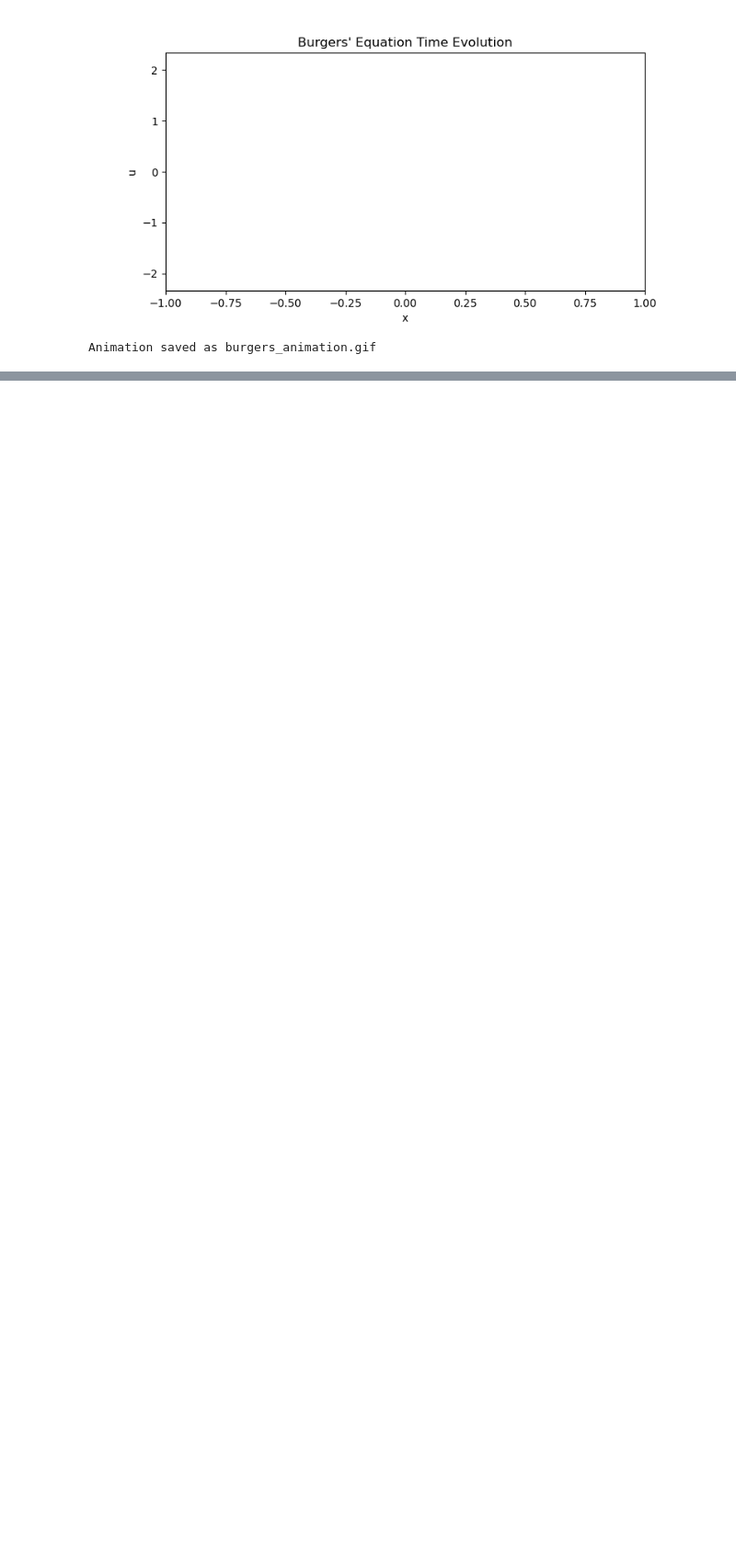
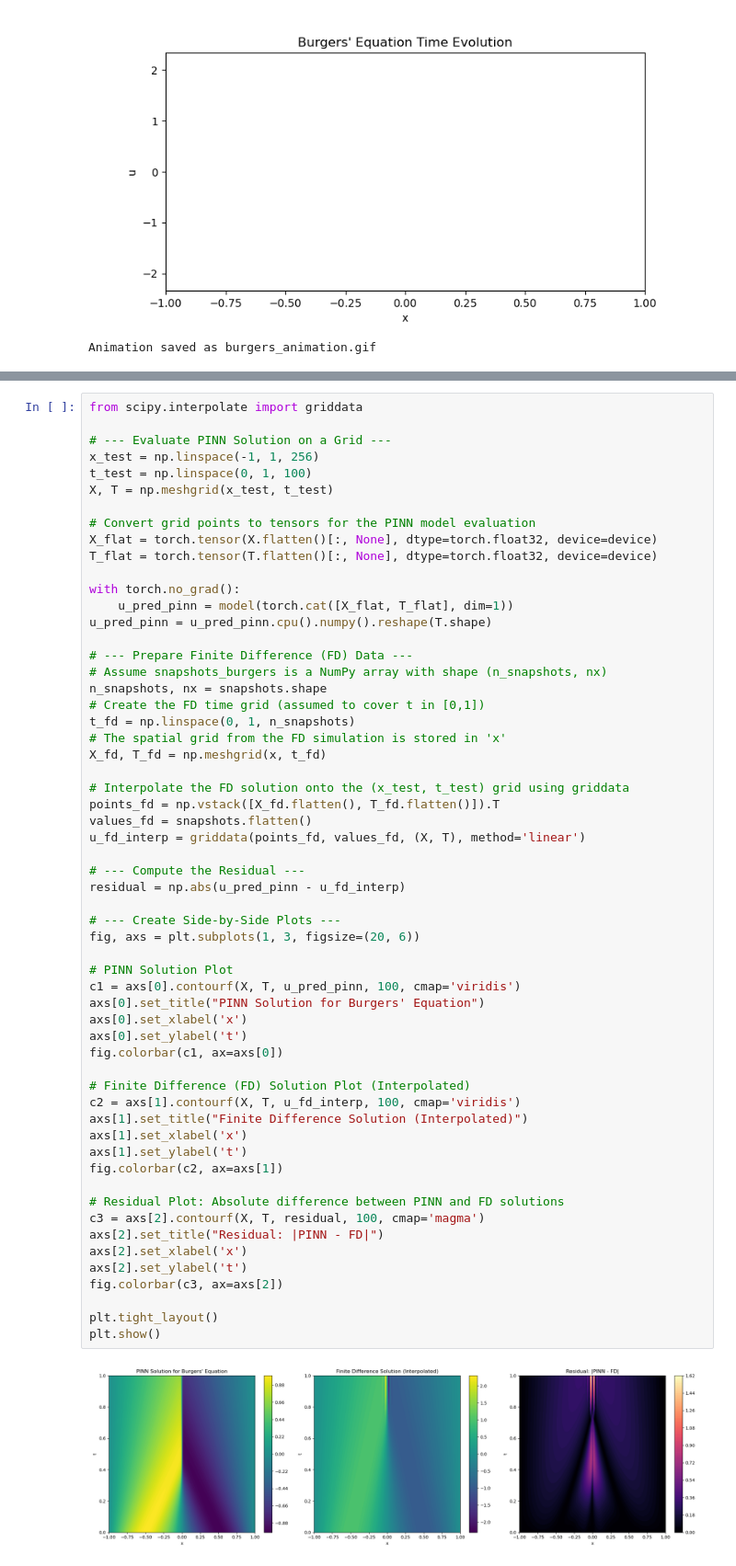
Before and after one commit to lennemo09/csc2539-physics-informed-neural-rep, a Jupyter notebook: wk1-pinn/pinn.ipynb, the cells around one changed output, grey strips where cells are left out. Shown: that part at 92% size. Drawn from its saved outputs; the diff is of its cells as text; blank space fills up the shorter version.

```diff
--- a/wk1-pinn/pinn.ipynb
+++ b/wk1-pinn/pinn.ipynb
@@ -171,0 +324,60 @@ Animation saved as burgers_animation.gif
+# %%
+from scipy.interpolate import griddata
+
+# --- Evaluate PINN Solution on a Grid ---
+x_test = np.linspace(-1, 1, 256)
+t_test = np.linspace(0, 1, 100)
+X, T = np.meshgrid(x_test, t_test)
+
+# Convert grid points to tensors for the PINN model evaluation
+X_flat = torch.tensor(X.flatten()[:, None], dtype=torch.float32, device=device)
+T_flat = torch.tensor(T.flatten()[:, None], dtype=torch.float32, device=device)
+
+with torch.no_grad():
+    u_pred_pinn = model(torch.cat([X_flat, T_flat], dim=1))
+u_pred_pinn = u_pred_pinn.cpu().numpy().reshape(T.shape)
+
+# --- Prepare Finite Difference (FD) Data ---
+# Assume snapshots_burgers is a NumPy array with shape (n_snapshots, nx)
+n_snapshots, nx = snapshots.shape
+# Create the FD time grid (assumed to cover t in [0,1])
+t_fd = np.linspace(0, 1, n_snapshots)
+# The spatial grid from the FD simulation is stored in 'x'
+X_fd, T_fd = np.meshgrid(x, t_fd)
+
+# Interpolate the FD solution onto the (x_test, t_test) grid using griddata
+points_fd = np.vstack([X_fd.flatten(), T_fd.flatten()]).T
+values_fd = snapshots.flatten()
+u_fd_interp = griddata(points_fd, values_fd, (X, T), method='linear')
+
+# --- Compute the Residual ---
+residual = np.abs(u_pred_pinn - u_fd_interp)
+
+# --- Create Side-by-Side Plots ---
+fig, axs = plt.subplots(1, 3, figsize=(20, 6))
+
+# PINN Solution Plot
+c1 = axs[0].contourf(X, T, u_pred_pinn, 100, cmap='viridis')
+axs[0].set_title("PINN Solution for Burgers' Equation")
+axs[0].set_xlabel('x')
+axs[0].set_ylabel('t')
+fig.colorbar(c1, ax=axs[0])
+
+# Finite Difference (FD) Solution Plot (Interpolated)
+c2 = axs[1].contourf(X, T, u_fd_interp, 100, cmap='viridis')
+axs[1].set_title("Finite Difference Solution (Interpolated)")
+axs[1].set_xlabel('x')
+axs[1].set_ylabel('t')
+fig.colorbar(c2, ax=axs[1])
+
+# Residual Plot: Absolute difference between PINN and FD solutions
+c3 = axs[2].contourf(X, T, residual, 100, cmap='magma')
+axs[2].set_title("Residual: |PINN - FD|")
+axs[2].set_xlabel('x')
+axs[2].set_ylabel('t')
+fig.colorbar(c3, ax=axs[2])
+
+plt.tight_layout()
+plt.show()
+# %% [output]
+[figure, added]
```
Also changed, not shown: parts of 7 cells of this notebook.
